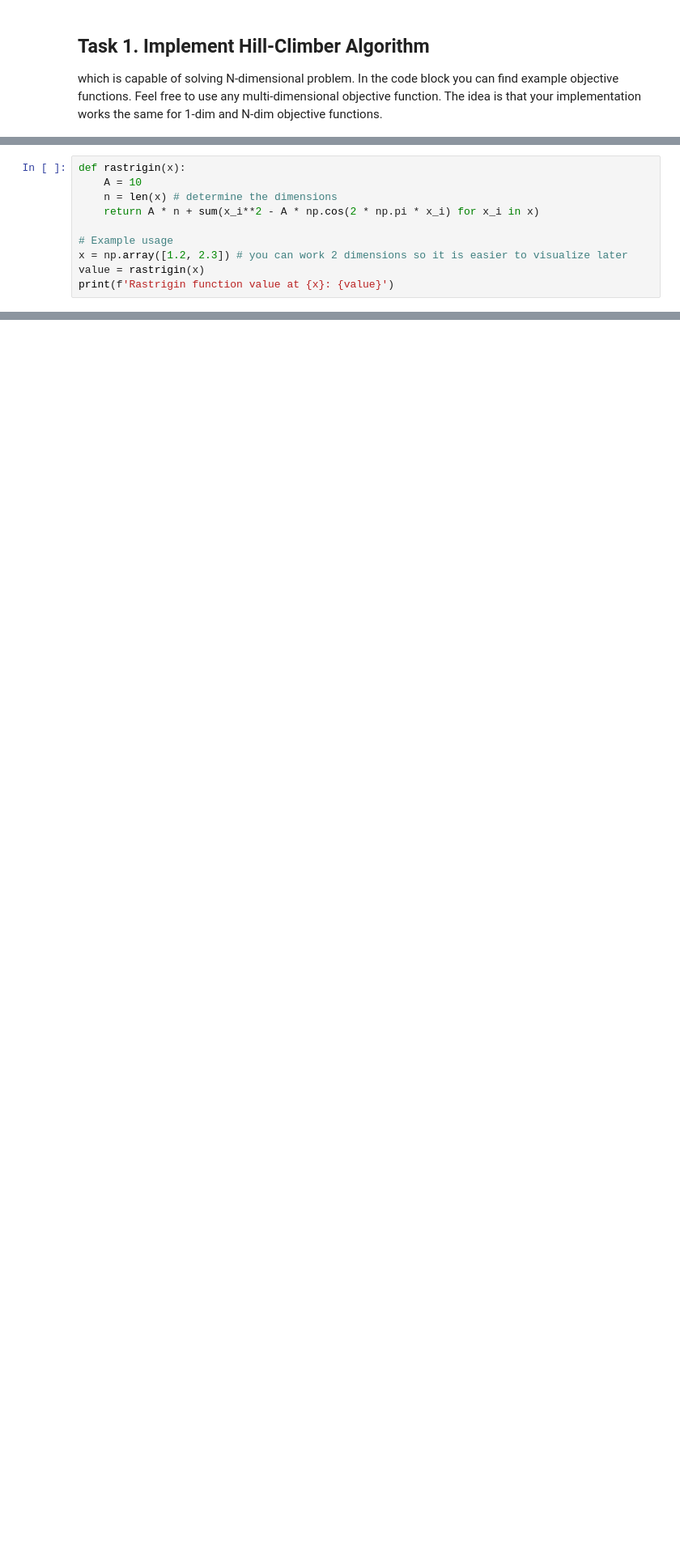
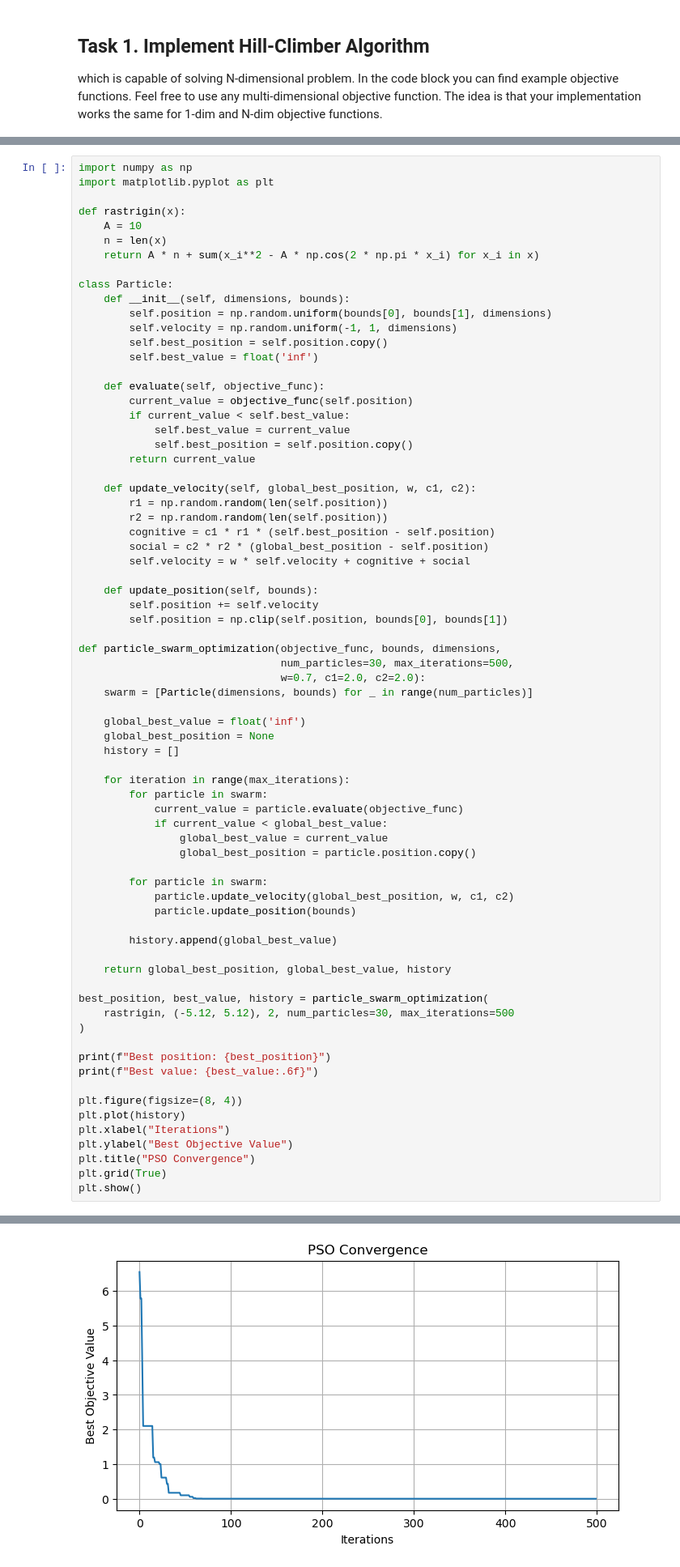
Before and after one commit to marioban/Optimization-algorithms-based-on-evolutionary-computation, a Jupyter notebook: ProjectGuide.ipynb, the cells around one changed output, grey strips where cells are left out. Shown at 81% size. Cells and saved outputs as stored; diff of their text form; blank space fills up the shorter version.

```diff
--- a/ProjectGuide.ipynb
+++ b/ProjectGuide.ipynb
@@ -317,13 +560,3 @@ Define Metrics for Evaluation:
 
 <p> Use Rastrigin function  as objective function for evaluation. Google how it looks, it is a function with a lot of local minima and only one global minima. You will have to run each setup multiple times. Create a table with results, visualize it using boxplots (for example). Compare mean values of metrics and based on that draw conclusions. </p>
 <img src="https://upload.wikimedia.org/wikipedia/commons/8/8b/Rastrigin_function.png" alt="Example Image" width="300" height="200">
-# %%
-def rastrigin(x):
-    A = 10
-    n = len(x) # determine the dimensions
-    return A * n + sum(x_i**2 - A * np.cos(2 * np.pi * x_i) for x_i in x)
-
-# Example usage
-x = np.array([1.2, 2.3]) # you can work 2 dimensions so it is easier to visualize later
-value = rastrigin(x)
-print(f'Rastrigin function value at {x}: {value}')
@@ -336,3 +827,76 @@ Select a multidimensional function to optimize (e.g., Rosenbrock function, Rastr
 2.  Initialize a swarm of particles with random positions and velocities within defined boundaries.
 3.  Implement PSO formula for position update
 4.  Create a running loop, which perform the optimization
+# %%
+import numpy as np
+import matplotlib.pyplot as plt
+
+def rastrigin(x):
+    A = 10
+    n = len(x)
+    return A * n + sum(x_i**2 - A * np.cos(2 * np.pi * x_i) for x_i in x)
+
+class Particle:
+    def __init__(self, dimensions, bounds):
+        self.position = np.random.uniform(bounds[0], bounds[1], dimensions)
+        self.velocity = np.random.uniform(-1, 1, dimensions)
+        self.best_position = self.position.copy()
+        self.best_value = float('inf')
+
+    def evaluate(self, objective_func):
+        current_value = objective_func(self.position)
+        if current_value < self.best_value:
+            self.best_value = current_value
+            self.best_position = self.position.copy()
+        return current_value
+
+    def update_velocity(self, global_best_position, w, c1, c2):
+        r1 = np.random.random(len(self.position))
+        r2 = np.random.random(len(self.position))
+        cognitive = c1 * r1 * (self.best_position - self.position)
+        social = c2 * r2 * (global_best_position - self.position)
+        self.velocity = w * self.velocity + cognitive + social
+
+    def update_position(self, bounds):
+        self.position += self.velocity
+        self.position = np.clip(self.position, bounds[0], bounds[1])
+
+def particle_swarm_optimization(objective_func, bounds, dimensions,
+                                num_particles=30, max_iterations=500,
+                                w=0.7, c1=2.0, c2=2.0):
+    swarm = [Particle(dimensions, bounds) for _ in range(num_particles)]
+
+    global_best_value = float('inf')
+    global_best_position = None
+    history = []
+
+    for iteration in range(max_iterations):
+        for particle in swarm:
+            current_value = particle.evaluate(objective_func)
+            if current_value < global_best_value:
+                global_best_value = current_value
+                global_best_position = particle.position.copy()
+
+        for particle in swarm:
+            particle.update_velocity(global_best_position, w, c1, c2)
+            particle.update_position(bounds)
+
+        history.append(global_best_value)
+
+    return global_best_position, global_best_value, history
+
+best_position, best_value, history = particle_swarm_optimization(
+    rastrigin, (-5.12, 5.12), 2, num_particles=30, max_iterations=500
+)
+
+print(f"Best position: {best_position}")
+print(f"Best value: {best_value:.6f}")
+
+plt.figure(figsize=(8, 4))
+plt.plot(history)
+plt.xlabel("Iterations")
+plt.ylabel("Best Objective Value")
+plt.title("PSO Convergence")
+plt.grid(True)
+plt.show()
+# %% [output]
@@ -339,3 +905,4 @@ Select a multidimensional function to optimize (e.g., Rosenbrock function, Rastr
+[figure, added]
 # %% [markdown]
 <h2> Task 6. Experiment with C1 and C2 hyperparameters </h2>
 The goal of this project is to investigate the effects of the cognitive coefficient (c1) social coefficient (c2) and inertia weight (w) on the convergence behavior of the Particle Swarm Optimization algorithm.
```
Also changed, not shown: parts of 37 cells of this notebook, 1 other file.
